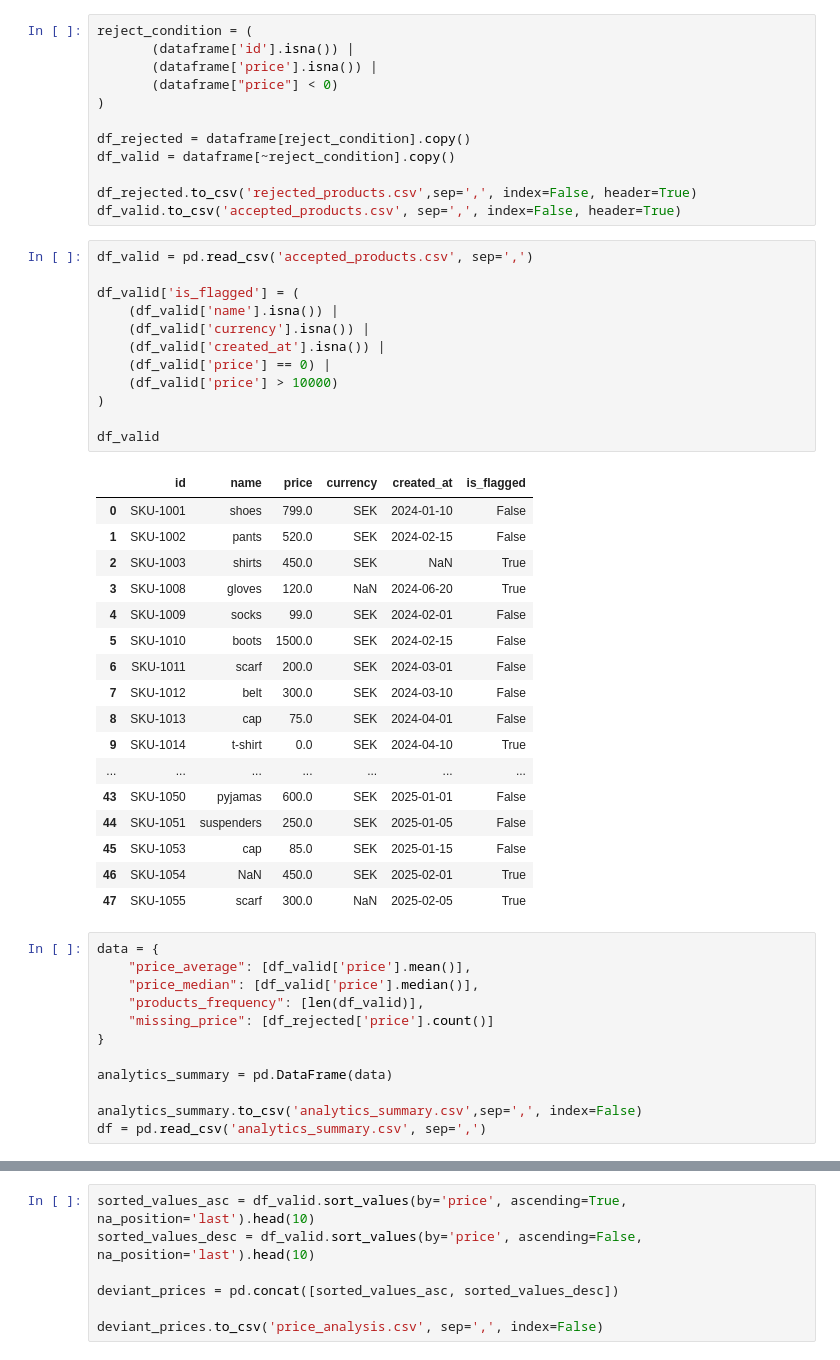
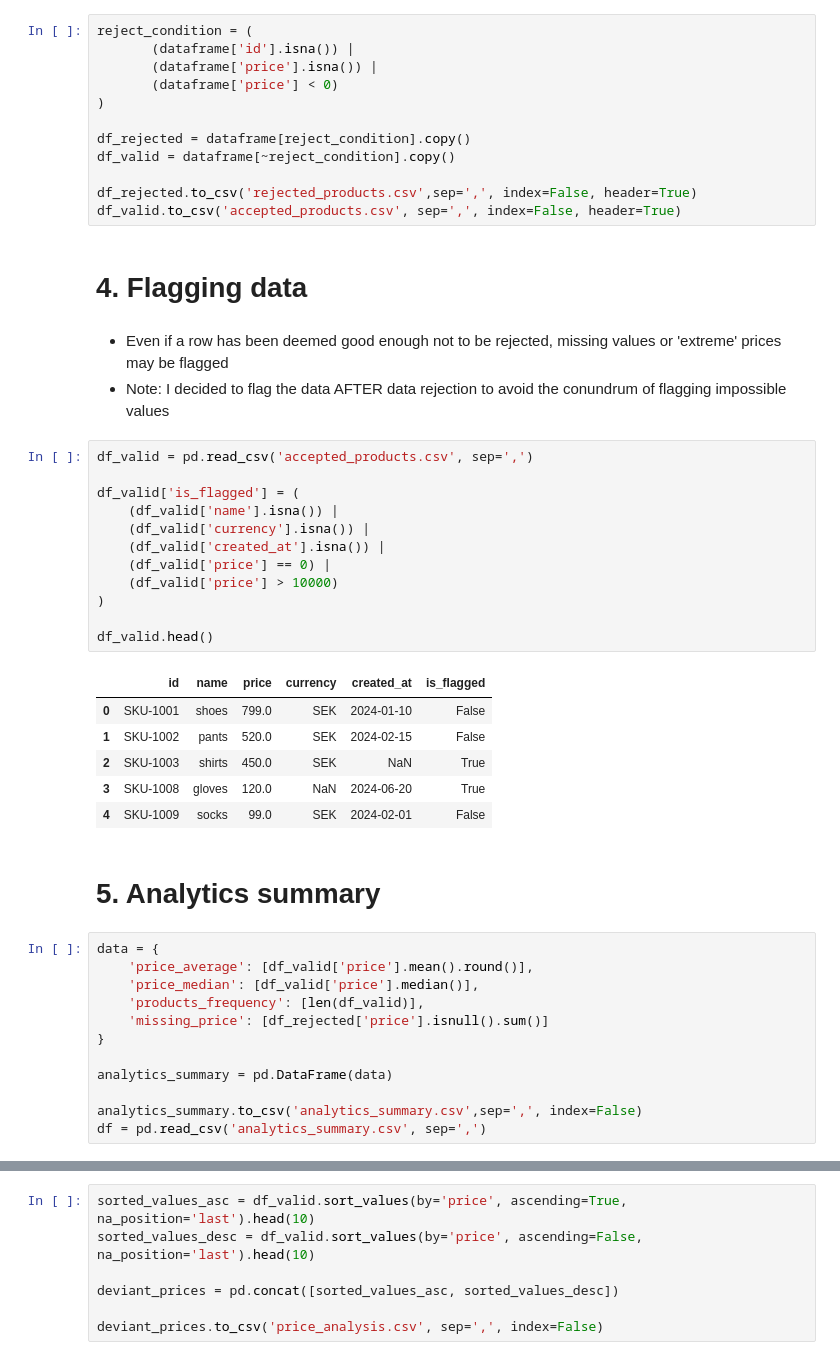
Before and after one commit to karlrydberg-stack/lab_1_data_platform_karl_rydberg_de25, a Jupyter notebook: transformations.ipynb, the cells around one changed output, grey strips where cells are left out. Cells and saved outputs as stored; diff of their text form.

Commit message:
Updated transformations.ipynb, added data files

```diff
--- a/transformations.ipynb
+++ b/transformations.ipynb
@@ -31,7 +59,7 @@ dataframe.head()
 reject_condition = (
        (dataframe['id'].isna()) |
        (dataframe['price'].isna()) |
-       (dataframe["price"] < 0)
+       (dataframe['price'] < 0)
 )
 
 df_rejected = dataframe[reject_condition].copy()
@@ -39,42 +67,38 @@ df_valid = dataframe[~reject_condition].copy()
 
 df_rejected.to_csv('rejected_products.csv',sep=',', index=False, header=True)
 df_valid.to_csv('accepted_products.csv', sep=',', index=False, header=True)
+# %% [markdown]
+# 4. Flagging data
+# %% [markdown]
+- Even if a row has been deemed good enough not to be rejected, missing values or 'extreme' prices may be flagged
+- Note: I decided to flag the data AFTER data rejection to avoid the conundrum of flagging impossible values
 # %%
 df_valid = pd.read_csv('accepted_products.csv', sep=',')
 
 df_valid['is_flagged'] = (
     (df_valid['name'].isna()) |
     (df_valid['currency'].isna()) |
     (df_valid['created_at'].isna()) |
     (df_valid['price'] == 0) |
     (df_valid['price'] > 10000)
 )
 
-df_valid
+df_valid.head()
 # %% [output]
 |  | id | name | price | currency | created_at | is_flagged |
 | 0 | SKU-1001 | shoes | 799.0 | SEK | 2024-01-10 | False |
 | 1 | SKU-1002 | pants | 520.0 | SEK | 2024-02-15 | False |
 | 2 | SKU-1003 | shirts | 450.0 | SEK | NaN | True |
 | 3 | SKU-1008 | gloves | 120.0 | NaN | 2024-06-20 | True |
 | 4 | SKU-1009 | socks | 99.0 | SEK | 2024-02-01 | False |
-| 5 | SKU-1010 | boots | 1500.0 | SEK | 2024-02-15 | False |
-| 6 | SKU-1011 | scarf | 200.0 | SEK | 2024-03-01 | False |
-| 7 | SKU-1012 | belt | 300.0 | SEK | 2024-03-10 | False |
-| 8 | SKU-1013 | cap | 75.0 | SEK | 2024-04-01 | False |
-| 9 | SKU-1014 | t-shirt | 0.0 | SEK | 2024-04-10 | True |
-| ... | ... | ... | ... | ... | ... | ... |
-| 43 | SKU-1050 | pyjamas | 600.0 | SEK | 2025-01-01 | False |
-| 44 | SKU-1051 | suspenders | 250.0 | SEK | 2025-01-05 | False |
-| 45 | SKU-1053 | cap | 85.0 | SEK | 2025-01-15 | False |
-| 46 | SKU-1054 | NaN | 450.0 | SEK | 2025-02-01 | True |
-| 47 | SKU-1055 | scarf | 300.0 | NaN | 2025-02-05 | True |
+# %% [markdown]
+# 5. Analytics summary
 # %%
 data = {
-    "price_average": [df_valid['price'].mean()],
-    "price_median": [df_valid['price'].median()],
-    "products_frequency": [len(df_valid)],
-    "missing_price": [df_rejected['price'].count()]
+    'price_average': [df_valid['price'].mean().round()],
+    'price_median': [df_valid['price'].median()],
+    'products_frequency': [len(df_valid)],
+    'missing_price': [df_rejected['price'].isnull().sum()]
 }
 
 analytics_summary = pd.DataFrame(data)
```
Also changed, not shown: parts of 11 cells of this notebook, 4 other files.
